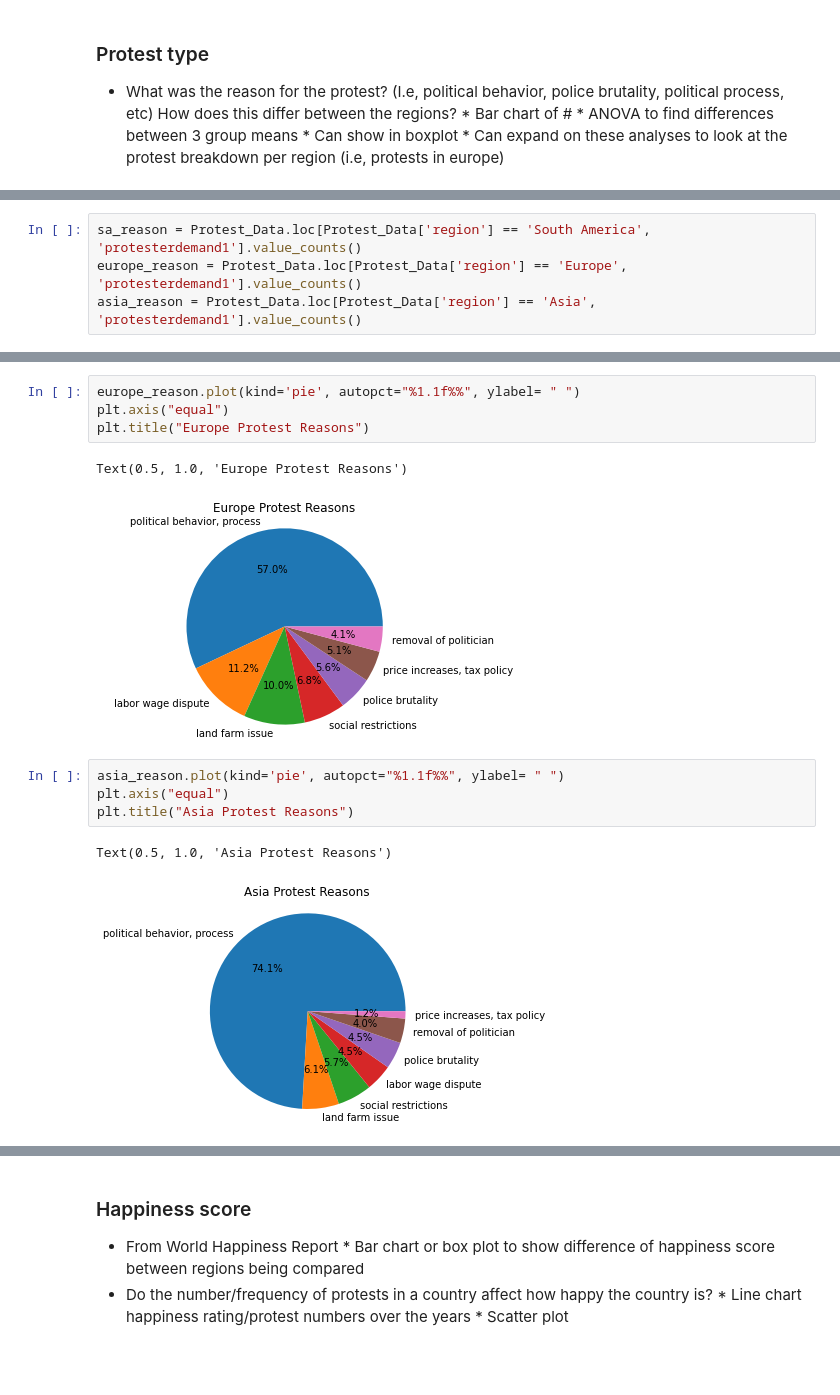
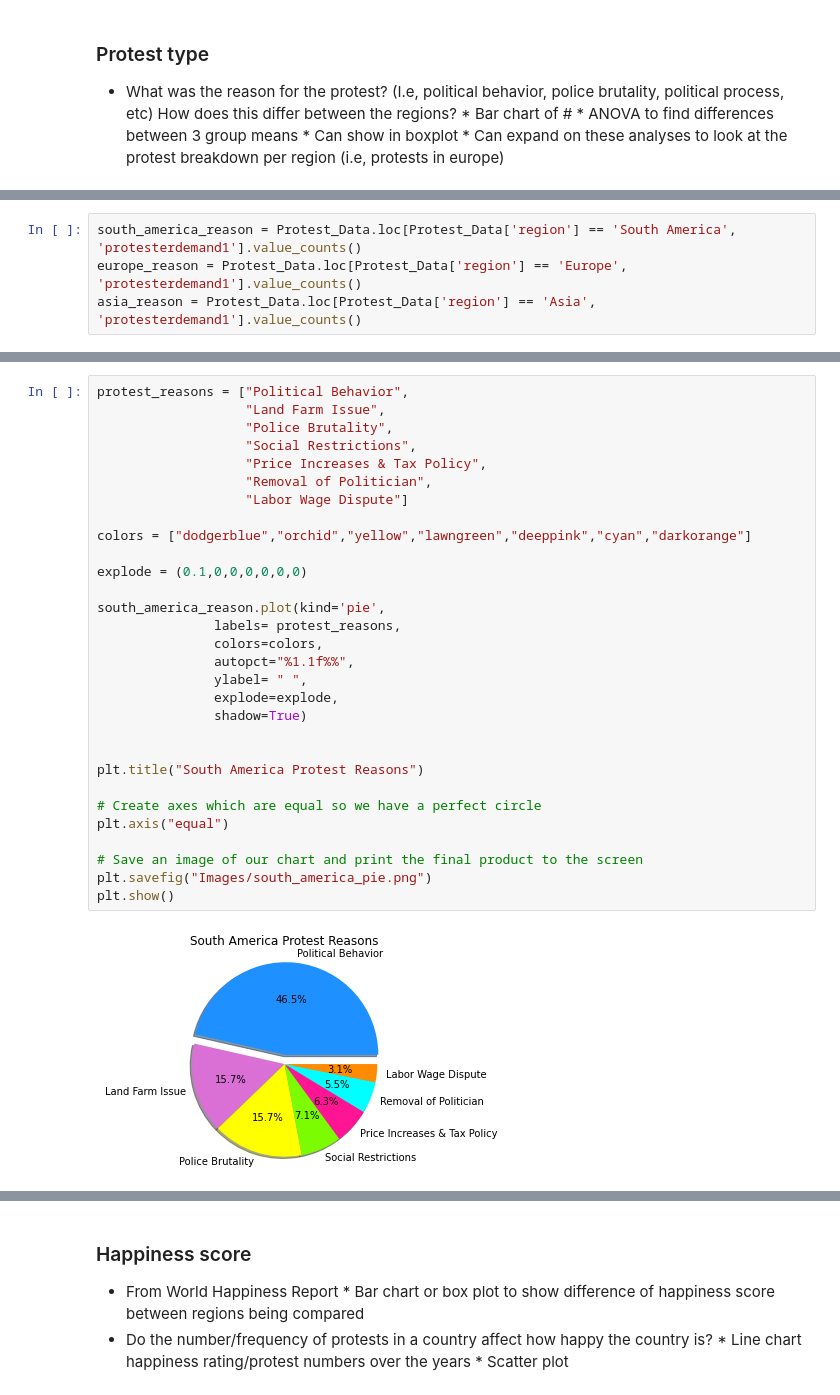
Before and after one commit to jeosqueri/Protest-Happiness-Analysis, a Jupyter notebook: Protest_For_Happiness_Project.ipynb, the cells around one changed output, grey strips where cells are left out. Saved outputs shown, nothing was run; the diff lists cells and outputs as text; blank space fills up the shorter version.

```diff
--- a/Protest_For_Happiness_Project.ipynb
+++ b/Protest_For_Happiness_Project.ipynb
@@ -171,6 +164,6 @@ Protest_Data.head()
 | 3 | Colombia | 2017 | 2017-10-05 | 2017-10-05 | 0 days | South America | Tumaco | 50-99 | ... |
 | 4 | Colombia | 2018 | 2018-01-26 | 2018-01-26 | 0 days | South America | Bogota | 2000-4999 | ... |
 # %%
-sa_reason = Protest_Data.loc[Protest_Data['region'] == 'South America', 'protesterdemand1'].value_counts()
+south_america_reason = Protest_Data.loc[Protest_Data['region'] == 'South America', 'protesterdemand1'].value_counts()
 europe_reason = Protest_Data.loc[Protest_Data['region'] == 'Europe', 'protesterdemand1'].value_counts()
 asia_reason = Protest_Data.loc[Protest_Data['region'] == 'Asia', 'protesterdemand1'].value_counts()
@@ -184,14 +170,32 @@ Text(0.5, 1.0, 'South America Protest Reasons')
-# %%
-europe_reason.plot(kind='pie', autopct="%1.1f%%", ylabel= " ")
-plt.axis("equal")
-plt.title("Europe Protest Reasons")
-# %% [output]
-Text(0.5, 1.0, 'Europe Protest Reasons')
-[figure, removed]
-# %%
-asia_reason.plot(kind='pie', autopct="%1.1f%%", ylabel= " ")
-plt.axis("equal")
-plt.title("Asia Protest Reasons")
-# %% [output]
-Text(0.5, 1.0, 'Asia Protest Reasons')
-[figure, removed]
+# %%
+protest_reasons = ["Political Behavior",
+                   "Land Farm Issue",
+                   "Police Brutality",
+                   "Social Restrictions",
+                   "Price Increases & Tax Policy",
+                   "Removal of Politician",
+                   "Labor Wage Dispute"]
+
+colors = ["dodgerblue","orchid","yellow","lawngreen","deeppink","cyan","darkorange"]
+
+explode = (0.1,0,0,0,0,0,0)
+
+south_america_reason.plot(kind='pie',
+               labels= protest_reasons,
+               colors=colors,
+               autopct="%1.1f%%",
+               ylabel= " ",
+               explode=explode,
+               shadow=True)
+
+
+plt.title("South America Protest Reasons")
+
+# Create axes which are equal so we have a perfect circle
+plt.axis("equal")
+
+# Save an image of our chart and print the final product to the screen
+plt.savefig("Images/south_america_pie.png")
+plt.show()
+# %% [output]
+[figure, added]
```
Also changed, not shown: parts of 19 cells of this notebook, 3 other files.
